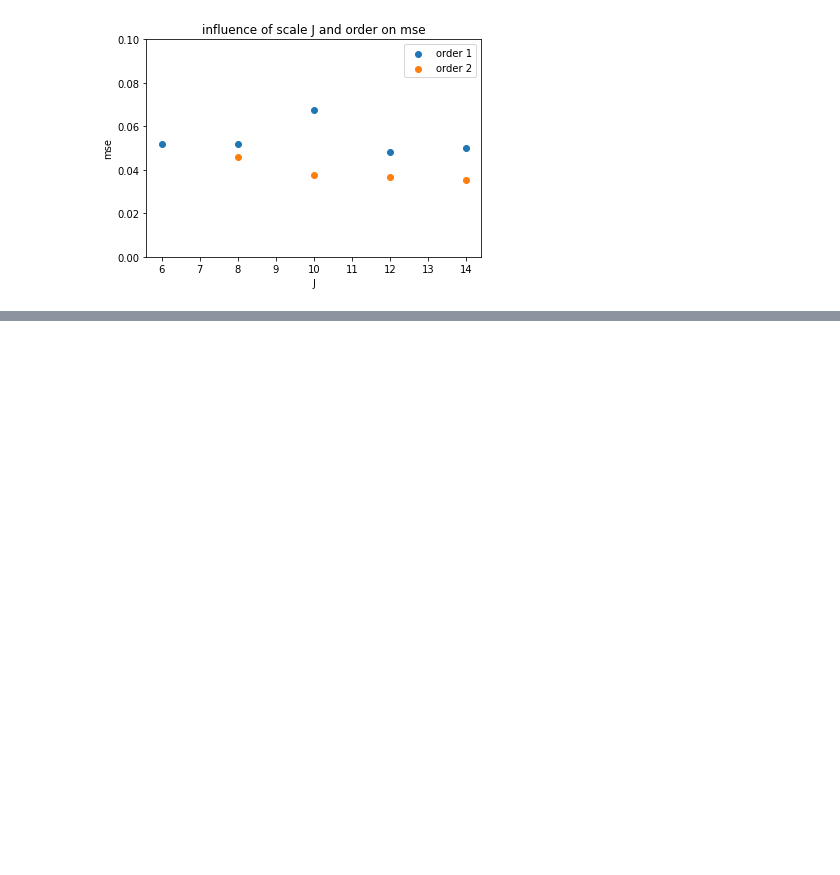
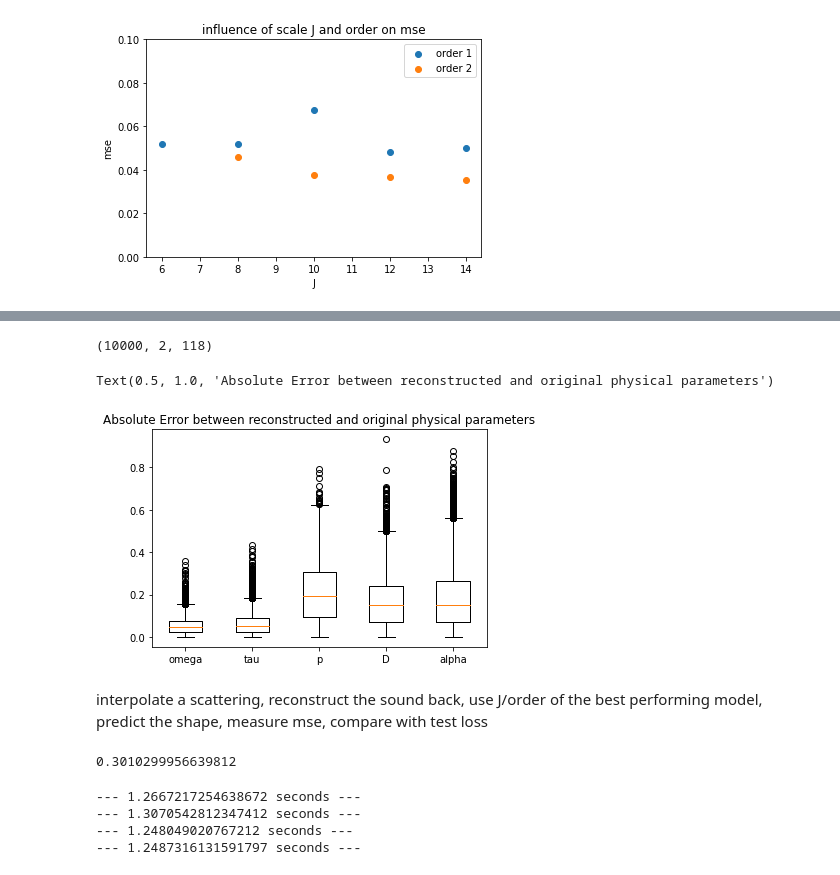
Before and after one commit to lylyhan/wave2shape, a Jupyter notebook: notebooks/07_differentJ.ipynb, the cells around one changed output, grey strips where cells are left out. Drawn from its saved outputs; the diff is of its cells as text; code cells hidden in the pictures; blank space fills up the shorter version.

```diff
--- a/notebooks/07_differentJ.ipynb
+++ b/notebooks/07_differentJ.ipynb
@@ -198,0 +435,34 @@ plt.ylim([0,0.1])
+# %%
+for idx in range(2,4):
+    y_train[:,idx] = [math.log10(i) for i in y_train[:,idx]]
+    y_test[:,idx] = [math.log10(i) for i in y_test[:,idx]]
+
+scaler = MinMaxScaler()
+scaler.fit(y_train)
+y_test_normalized = scaler.transform(y_test)
+#log scale the input
+eps = 1e-11
+Sy_test_log2 = np.log1p((Sy_test>0)*Sy_test/eps)
+# %%
+Sy_test.shape
+# %% [output]
+(10000, 2, 118)
+# %%
+diff = []
+for i in range(10000):
+    original = y_test_normalized[i,:]
+    Sx = Sy_test_log2[i,:,:]
+    recovered = model_best.predict(Sx.reshape((1,2,118)))
+    diff.append(recovered-original)
+diff_stacked = np.stack(np.abs(diff))
+# %%
+diff_stacked = diff_stacked.reshape((10000,5))
+# %%
+labels = ['omega','tau','p','D','alpha']
+plt.boxplot(diff_stacked,labels = labels)
+plt.title('Absolute Error between reconstructed and original physical parameters')
+# %% [output]
+Text(0.5, 1.0, 'Absolute Error between reconstructed and original physical parameters')
+[figure, added]
+# %% [markdown]
+interpolate a scattering, reconstruct the sound back, use J/order of the best performing model, predict the shape, measure mse, compare with test loss
@@ -198,0 +478,15 @@ plt.ylim([0,0.1])
+# %%
+np.log10(2)
+# %% [output]
+0.3010299956639812
+# %%
+#want (0.45,0.45)
+y_1 = hitdifferentparts.hitdiffparts(0.45,0.5)
+y_2 = hitdifferentparts.hitdiffparts(0.45,0.4)
+y_3 = hitdifferentparts.hitdiffparts(0.4,0.45)
+y_4 = hitdifferentparts.hitdiffparts(0.5,0.45)
+# %% [output]
+--- 1.2667217254638672 seconds ---
+--- 1.3070542812347412 seconds ---
+--- 1.248049020767212 seconds ---
+--- 1.2487316131591797 seconds ---
```
Also changed, not shown: parts of 38 cells of this notebook, 5 other files.
